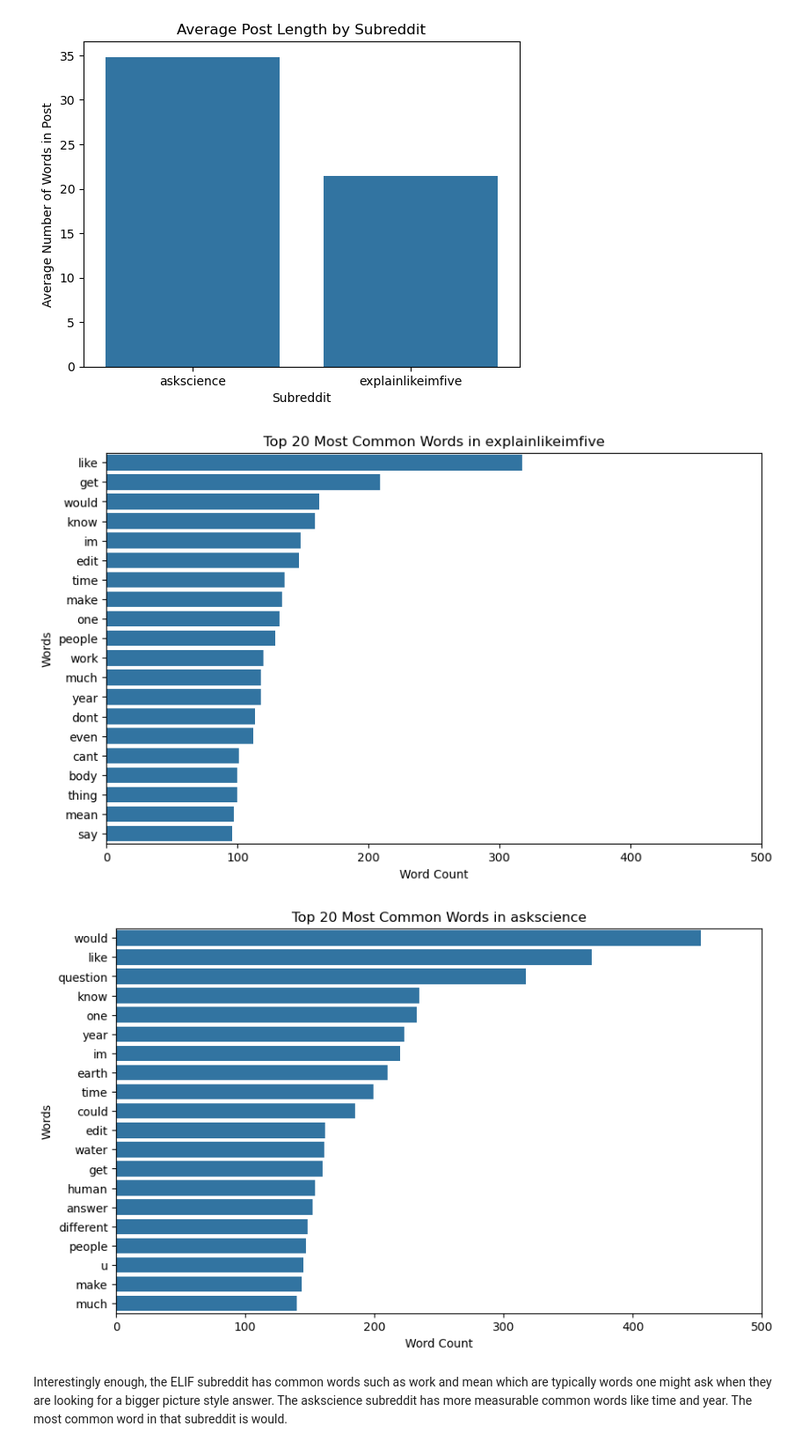
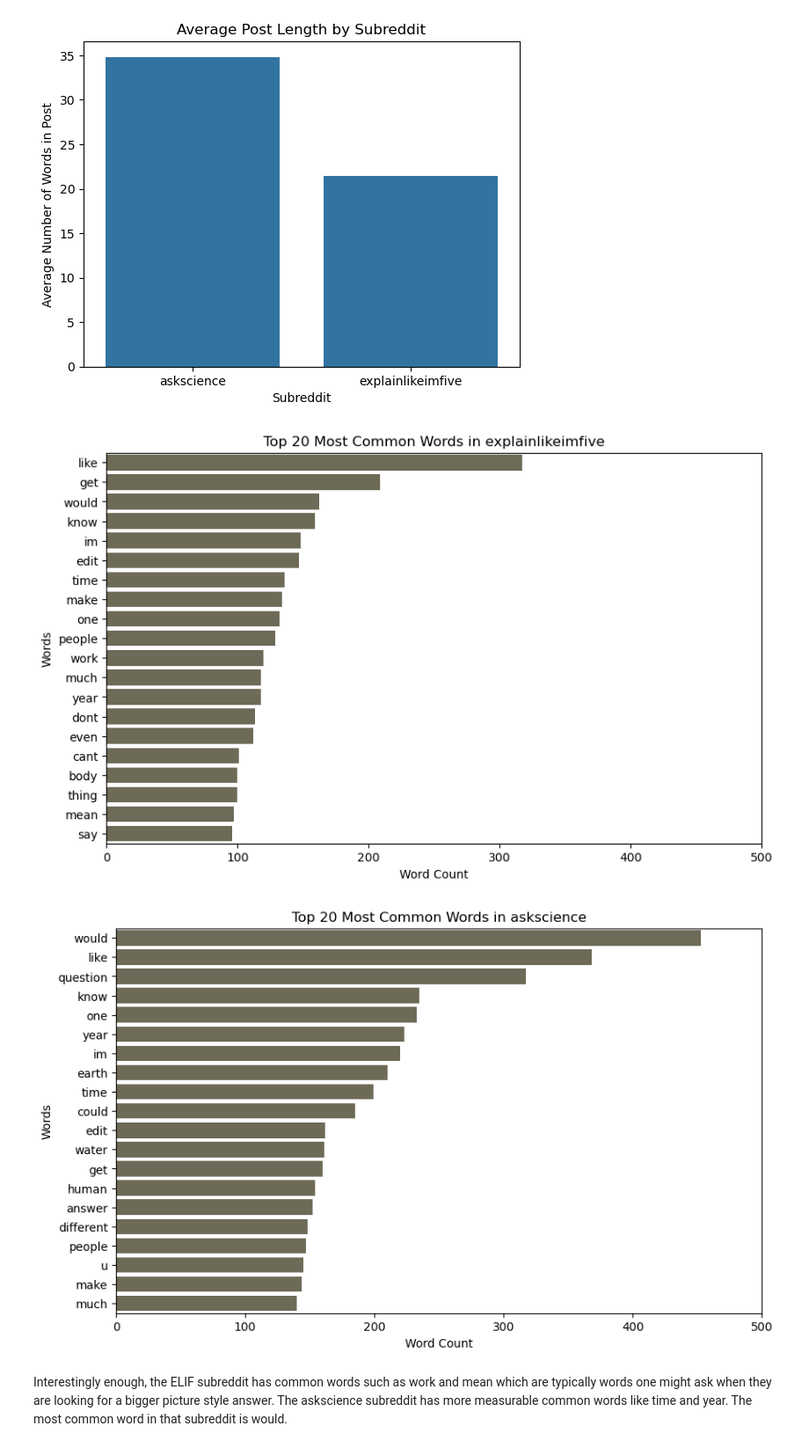
Before and after one commit to felixr04/GA-Improving-the-Learning-Experience-of-Reddit, a Jupyter notebook: 02b_Data_Cleaning_and_Preprocessing.ipynb, the cells around one changed output. Shown at 88% size. Saved outputs shown, nothing was run; the diff lists cells and outputs as text; code cells hidden in the pictures.

```diff
--- a/02b_Data_Cleaning_and_Preprocessing.ipynb
+++ b/02b_Data_Cleaning_and_Preprocessing.ipynb
@@ -215,27 +219,28 @@ plt.show()
 # %%
 # Function to get the most common words
 def plot_most_common_words(subreddit, n=20):
     text = " ".join(df[df['subreddit'] == subreddit]['combined_text'])
     words = text.split()
     word_counts = Counter(words)
     common_words = word_counts.most_common(n)
     words, counts = zip(*common_words)
 
     # Plotting
     plt.figure(figsize=(10,6))
-    sns.barplot(x=list(counts), y=list(words))
+    sns.barplot(x=list(counts), y=list(words), color= '#706D54')
     plt.title(f"Top {n} Most Common Words in {subreddit}")
     plt.xlabel("Word Count")
     plt.ylabel("Words")
     plt.xlim(0, 500)
+    plt.savefig(f"images/most_common_words_{subreddit}.png", dpi=300)
     plt.show()
 
 # Plotting for both subreddits
 for subreddit in df['subreddit'].unique():
     plot_most_common_words(subreddit, n=20)
 # %% [output]
-[figure, old version]
+[figure, new version]
-[figure, old version]
+[figure, new version]
 # %% [markdown]
 Interestingly enough, the ELIF subreddit has common words such as work and mean which are typically words one might ask when they are looking for a bigger picture style answer. The askscience subreddit has more measurable common words like time and year. The most common word in that subreddit is would.
 # %% [markdown]
```
Also changed, not shown: parts of 5 cells of this notebook, 15 other files.
